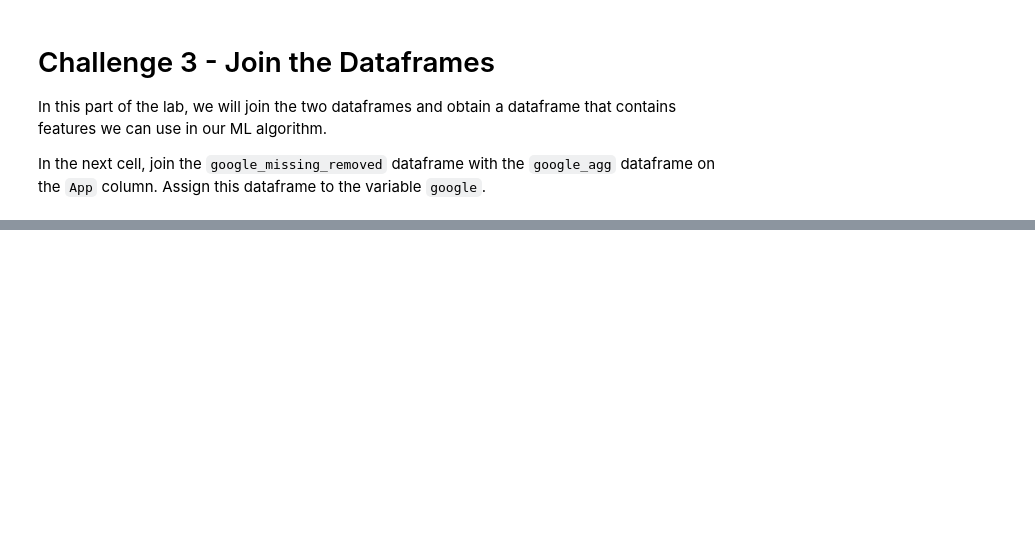
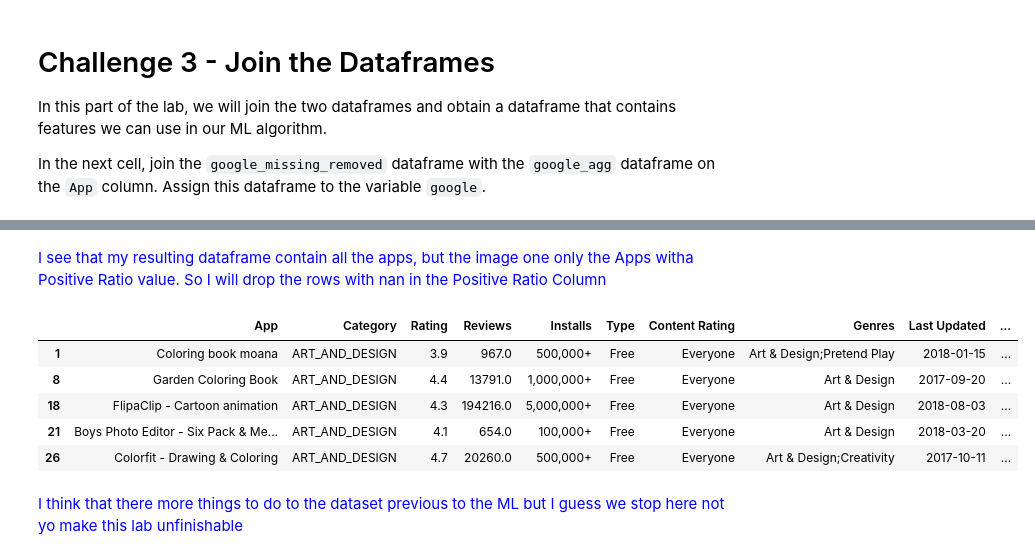
Before and after one commit to ta-datapt-bcn/lab-supervised-learning-feature-extraction, a Jupyter notebook: your-code/notebooks/main.ipynb, the cells around one changed output, grey strips where cells are left out. Cells and saved outputs as stored; diff of their text form; code cells hidden in the pictures; blank space fills up the shorter version.

```diff
--- a/your-code/notebooks/main.ipynb
+++ b/your-code/notebooks/main.ipynb
@@ -274,0 +519,3 @@ Make sure to account for the case where the denominator is zero using the `np.wh
+# %%
+# Your code here:
+google_agg['Positive Ratio'] = google_agg.apply(lambda x : np.where(x[1] == 0, 0, round(x[0]/x[1],6)), axis=1)
@@ -276,6 +533,7 @@ Make sure to account for the case where the denominator is zero using the `np.wh
 #### Now drop the `Positive` and `Total` columns. Do this with `inplace=True`.
 # %%
 # Your code here:
+google_agg.drop(columns=['Positive','Total'], inplace=True)
 # %% [markdown]
 Print the first 5 rows of `google_agg`. Your output should look like:
 
@@ -293,6 +558,24 @@ In the next cell, join the `google_missing_removed` dataframe with the `google_a
+# %%
+# Your code here:
+#join the google_missing_removed with google_agg on key 'App'
+google = google_missing_removed.join(google_agg, on='App')
 # %% [markdown]
 #### Let's look at the final result using the `head()` function. Your final product should look like:
 
 ![Final Product](../images/google-final-head.png)
+# %% [markdown]
+<font color='blue'> I see that my resulting dataframe contain all the apps, but the image one only the Apps witha Positive Ratio value. So I will drop the rows with nan in the Positive Ratio Column </font>
+# %%
+google = google.dropna(axis='rows')
 # %%
 # Your code here:
+google.head()
+# %% [output]
+|  | App | Category | Rating | Reviews | Installs | Type | Content Rating | Genres | Last Updated | ... |
+| 1 | Coloring book moana | ART_AND_DESIGN | 3.9 | 967.0 | 500,000+ | Free | Everyone | Art & Design;Pretend Play | 2018-01-15 | ... |
+| 8 | Garden Coloring Book | ART_AND_DESIGN | 4.4 | 13791.0 | 1,000,000+ | Free | Everyone | Art & Design | 2017-09-20 | ... |
+| 18 | FlipaClip - Cartoon animation | ART_AND_DESIGN | 4.3 | 194216.0 | 5,000,000+ | Free | Everyone | Art & Design | 2018-08-03 | ... |
+| 21 | Boys Photo Editor - Six Pack & Me... | ART_AND_DESIGN | 4.1 | 654.0 | 100,000+ | Free | Everyone | Art & Design | 2018-03-20 | ... |
+| 26 | Colorfit - Drawing & Coloring | ART_AND_DESIGN | 4.7 | 20260.0 | 500,000+ | Free | Everyone | Art & Design;Creativity | 2017-10-11 | ... |
+# %% [markdown]
+<font color='blue'> I think that there more things to do to the dataset previous to the ML but I guess we stop here not yo make this lab unfinishable </font>
```
Also changed, not shown: parts of 43 cells of this notebook.
